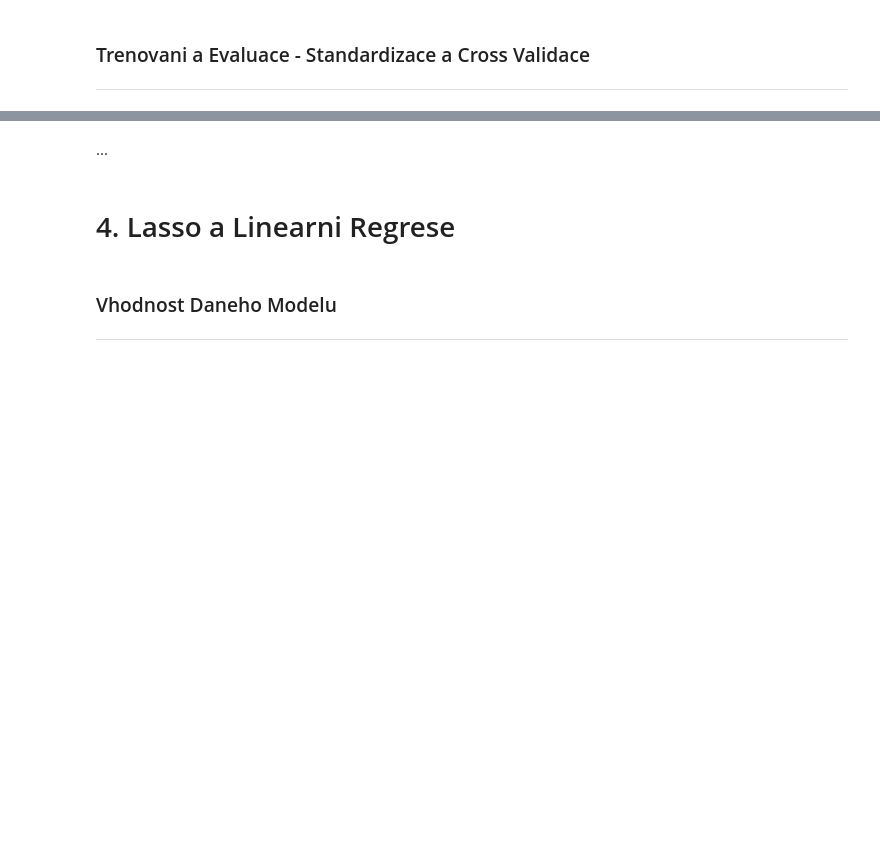
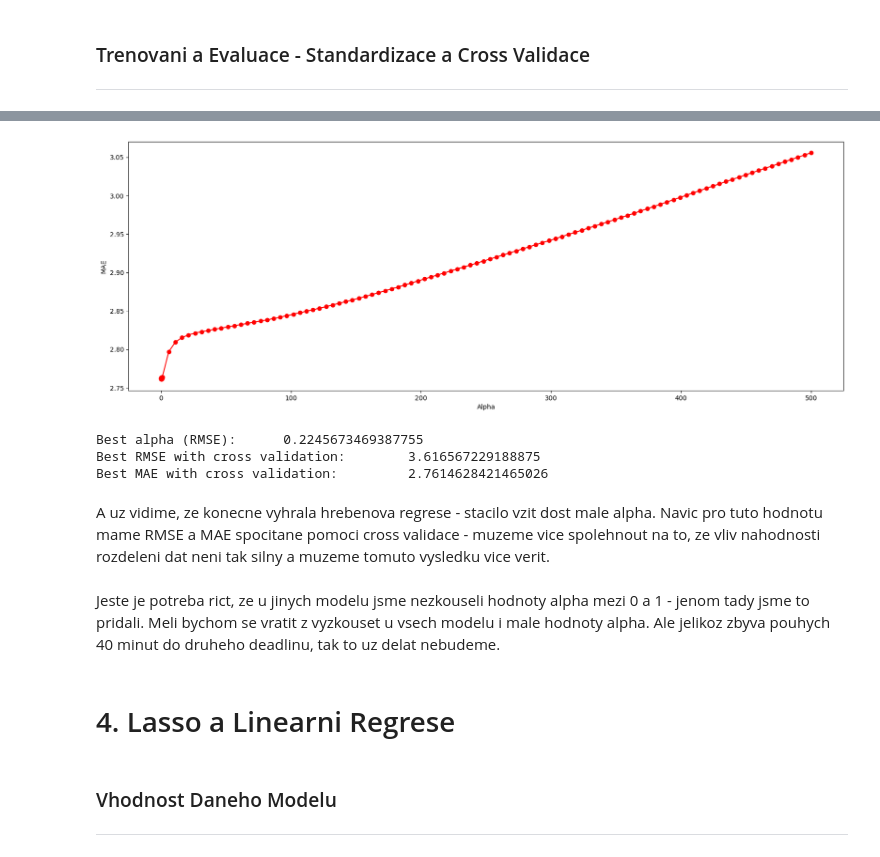
Before and after one commit to nickobard/Machine-Learning-I, a Jupyter notebook: 02/homework_02.ipynb, the cells around one changed output, grey strips where cells are left out. Cells and saved outputs as stored; diff of their text form; code cells hidden in the pictures; blank space fills up the shorter version.

```diff
--- a/02/homework_02.ipynb
+++ b/02/homework_02.ipynb
@@ -898,7 +928,28 @@ Samozrejme muze hodne zalezet na tom, jak jsme rozdelil data pro trenovaci mnozi
+# %%
+fig, ax = plt.subplots(figsize=(20,7))
+ax.plot(alphas, cross_mae, 'o-', color='red')
+ax.set_xlabel('Alpha')
+ax.set_ylabel('MAE')
+fig.show()
+# %% [output]
+[figure, added]
+# %%
+best_cross_rmse = np.min(cross_rmse)
+best_cross_mae = np.min(cross_mae)
+best_alpha = alphas[np.argmin(cross_rmse)]
+print(f"Best alpha (RMSE): \t{best_alpha}")
+print(f"Best RMSE with cross validation: \t{cross_rmse[np.argmin(cross_rmse)]}")
+print(f"Best MAE with cross validation: \t{cross_mae[np.argmin(cross_rmse)]}")
+# %% [output]
+Best alpha (RMSE):      0.2245673469387755
+Best RMSE with cross validation:        3.616567229188875
+Best MAE with cross validation:         2.7614628421465026
+# %% [markdown]
+A uz vidime, ze konecne vyhrala hrebenova regrese - stacilo vzit dost male alpha. Navic pro tuto hodnotu mame RMSE a MAE spocitane pomoci cross validace - muzeme vice spolehnout na to, ze vliv nahodnosti rozdeleni dat neni tak silny a muzeme tomuto vysledku vice verit.
+# %% [markdown]
+Jeste je potreba rict, ze u jinych modelu jsme nezkouseli hodnoty alpha mezi 0 a 1 - jenom tady jsme to pridali. Meli bychom se vratit z vyzkouset u vsech modelu i male hodnoty alpha. Ale jelikoz zbyva pouhych 40 minut do druheho deadlinu, tak to uz delat nebudeme.
 # %% [markdown]
-...
+# 4. Lasso a Linearni Regrese
-# %% [markdown]
-# 4. Lasso a Linearni Regrese
 # %% [markdown]
 ### Vhodnost Daneho Modelu
 ***
```
Also changed, not shown: parts of 38 cells of this notebook.
